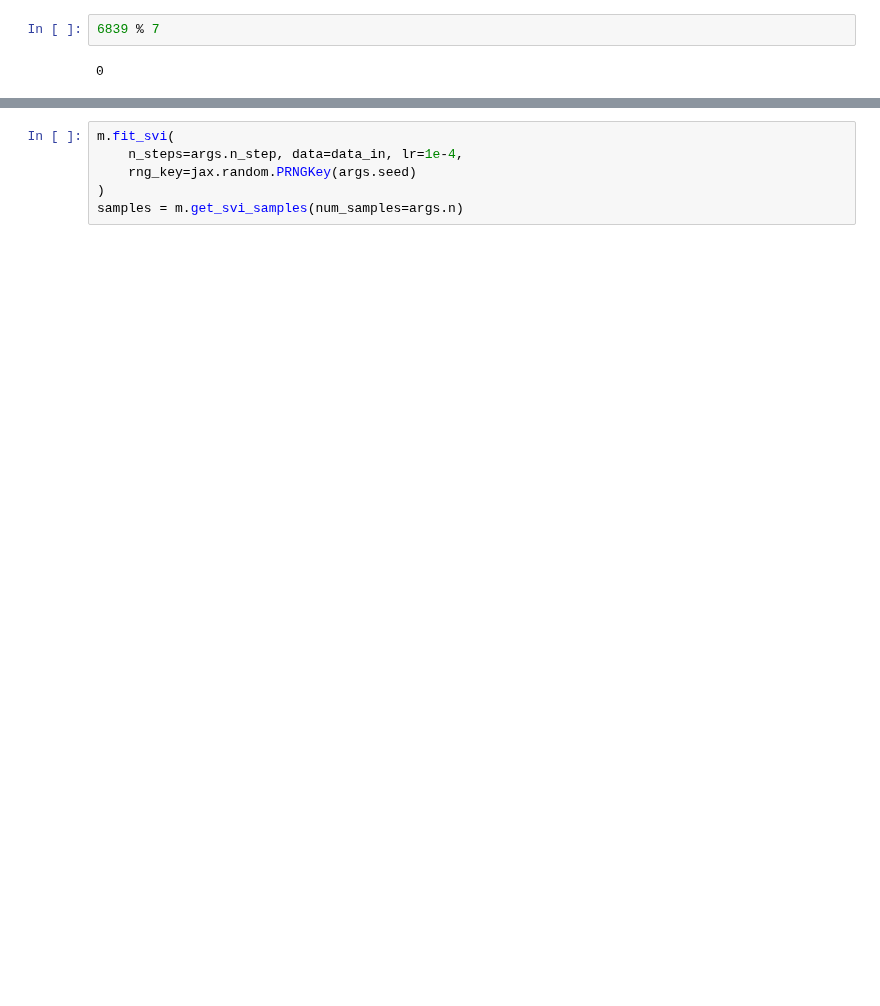
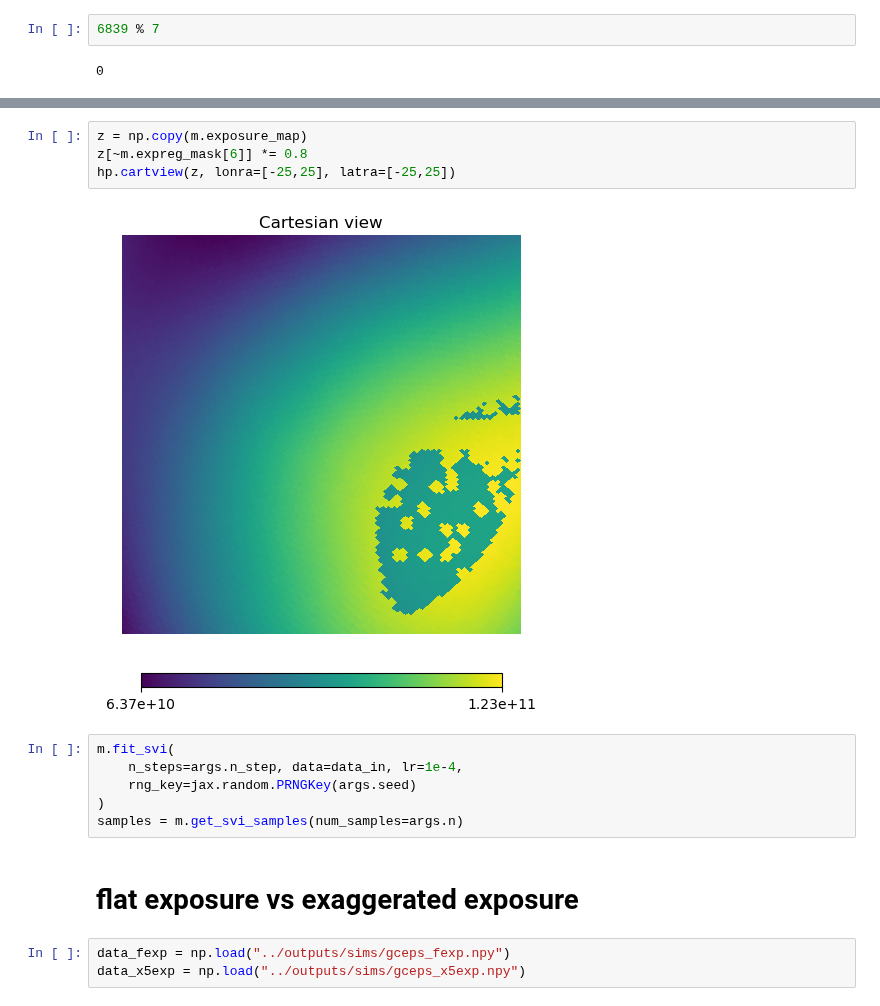
Before and after one commit to smsharma/fermi-prob-prog, a Jupyter notebook: production/test_n_exp.ipynb, the cells around one changed output, grey strips where cells are left out. Drawn from its saved outputs; the diff is of its cells as text; blank space fills up the shorter version.

```diff
--- a/production/test_n_exp.ipynb
+++ b/production/test_n_exp.ipynb
@@ -80,6 +99,17 @@ Max photon count is 118
+# %%
+z = np.copy(m.exposure_map)
+z[~m.expreg_mask[6]] *= 0.8
+hp.cartview(z, lonra=[-25,25], latra=[-25,25])
+# %% [output]
+[figure, added]
 # %%
 m.fit_svi(
     n_steps=args.n_step, data=data_in, lr=1e-4,
     rng_key=jax.random.PRNGKey(args.seed)
 )
 samples = m.get_svi_samples(num_samples=args.n)
+# %% [markdown]
+# flat exposure vs exaggerated exposure
+# %%
+data_fexp = np.load("../outputs/sims/gceps_fexp.npy")
+data_x5exp = np.load("../outputs/sims/gceps_x5exp.npy")
```
Also changed, not shown: parts of 8 cells of this notebook, 6 other files.
